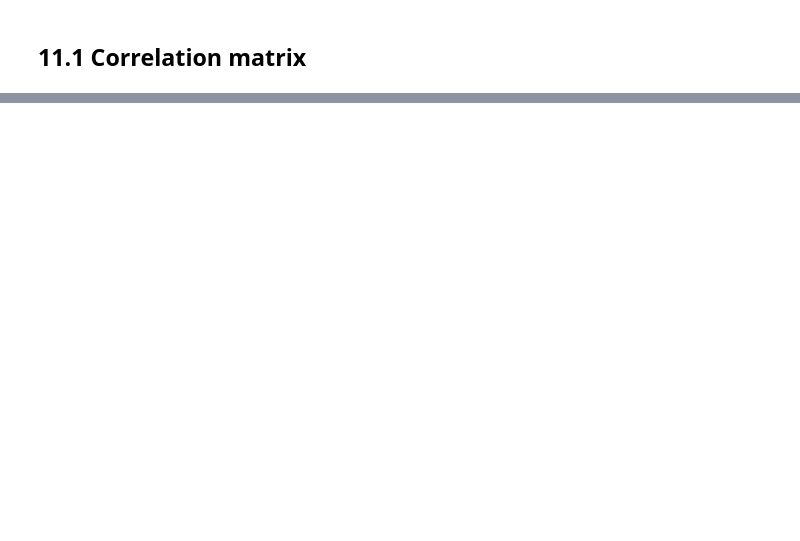
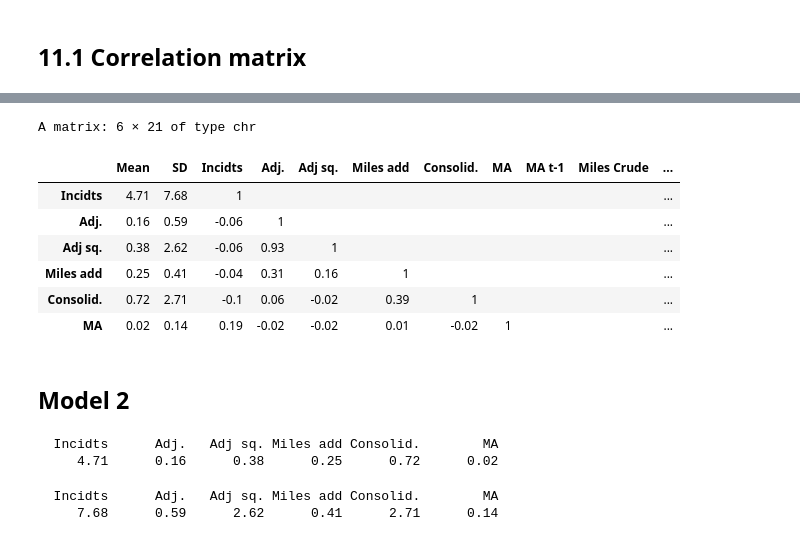
Before and after one commit to julianbarg/oil_industry, a Jupyter notebook: workbooks/11r_data_exploration_numeric.ipynb, the cells around one changed output, grey strips where cells are left out. Drawn from its saved outputs; the diff is of its cells as text; code cells hidden in the pictures; blank space fills up the shorter version.

```diff
--- a/workbooks/11r_data_exploration_numeric.ipynb
+++ b/workbooks/11r_data_exploration_numeric.ipynb
@@ -132,0 +97,12 @@ A tibble: 30 × 7
+# %%
+model1 <- cbind("Mean" = mean_model1, "SD" = sd_model1, model1)
+head(model1)
+# %% [output]
+A matrix: 6 × 21 of type chr
+|  | Mean | SD | Incidts | Adj. | Adj sq. | Miles add | Consolid. | MA | MA t-1 | Miles Crude | ... |
+| Incidts | 4.71 | 7.68 | 1 |  |  |  |  |  |  |  | ... |
+| Adj. | 0.16 | 0.59 | -0.06 | 1 |  |  |  |  |  |  | ... |
+| Adj sq. | 0.38 | 2.62 | -0.06 | 0.93 | 1 |  |  |  |  |  | ... |
+| Miles add | 0.25 | 0.41 | -0.04 | 0.31 | 0.16 | 1 |  |  |  |  | ... |
+| Consolid. | 0.72 | 2.71 | -0.1 | 0.06 | -0.02 | 0.39 | 1 |  |  |  | ... |
+| MA | 0.02 | 0.14 | 0.19 | -0.02 | -0.02 | 0.01 | -0.02 | 1 |  |  | ... |
@@ -132,0 +114,2 @@ A tibble: 30 × 7
+# %% [markdown]
+## Model 2
@@ -132,0 +127,16 @@ A tibble: 30 × 7
+# %%
+mean_model2 <- sapply(select(sample, variables2), mean, na.rm=TRUE)
+mean_model2 <- round(mean_model2, 2)
+names(mean_model2) <- variable_names2
+head(mean_model2)
+# %% [output]
+  Incidts      Adj.   Adj sq. Miles add Consolid.        MA
+     4.71      0.16      0.38      0.25      0.72      0.02
+# %%
+sd_model2 <- sapply(select(sample, variables2), sd, na.rm=TRUE)
+sd_model2 <- round(sd_model2, 2)
+names(sd_model2) <- variable_names2
+head(sd_model2)
+# %% [output]
+  Incidts      Adj.   Adj sq. Miles add Consolid.        MA
+     7.68      0.59      2.62      0.41      2.71      0.14
```
Also changed, not shown: parts of 32 cells of this notebook, 3 other files.
